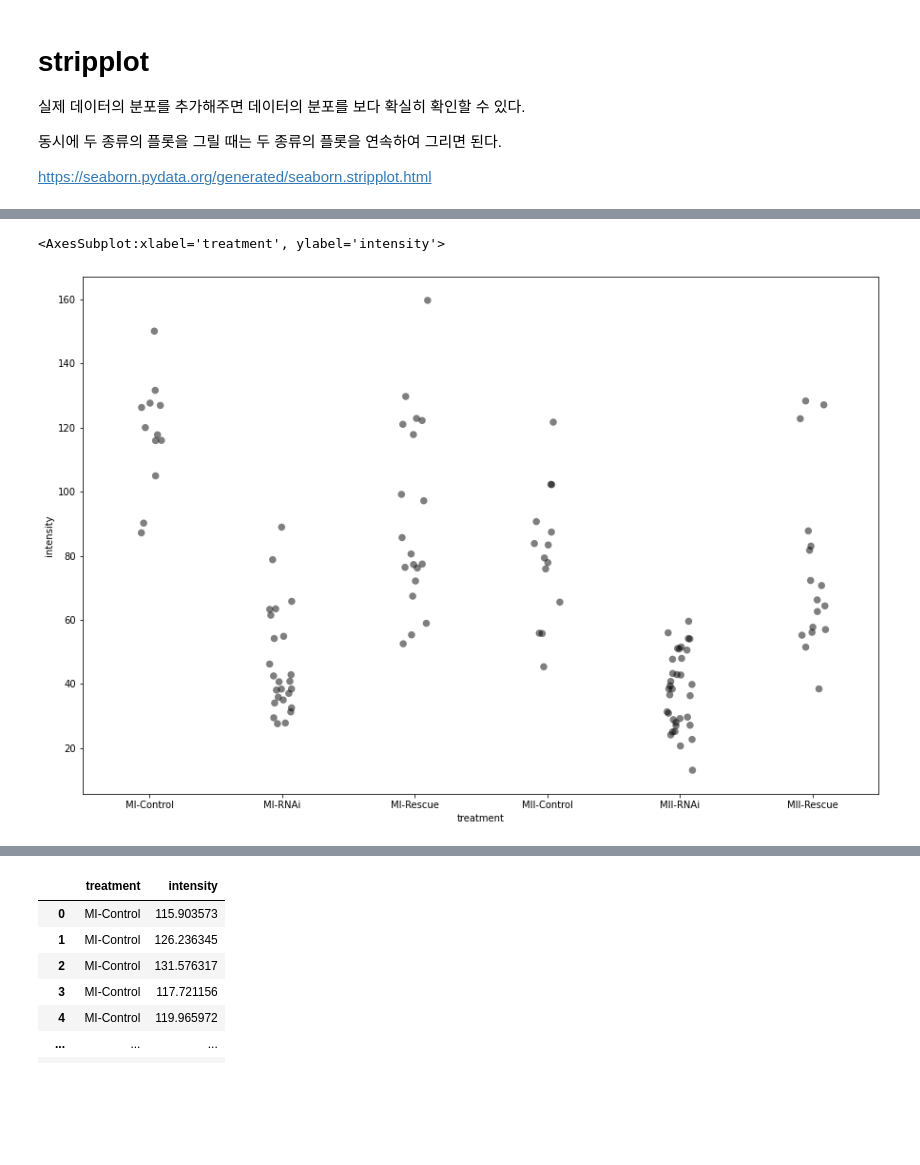
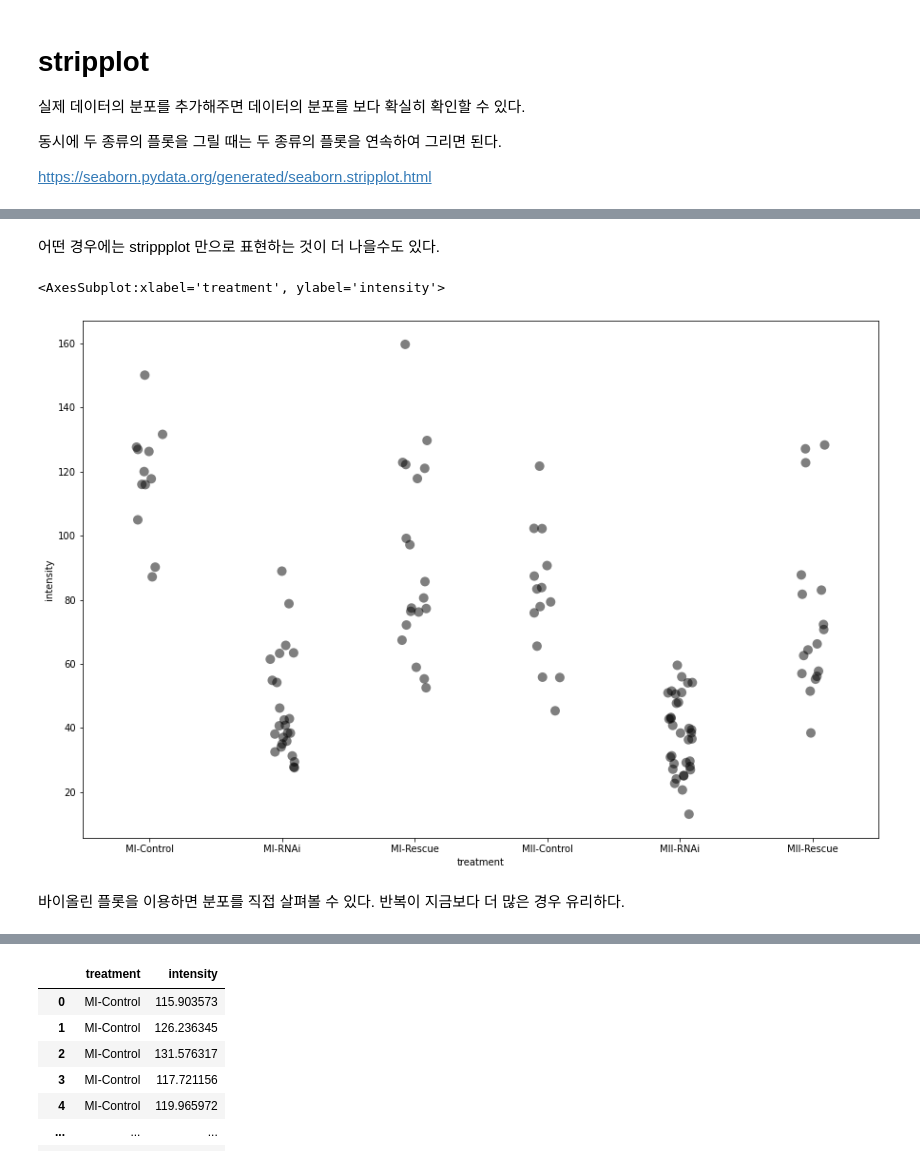
Before and after one commit to suknamgoong1970/CBNU-bioinformatics2021, a Jupyter notebook: Lecture7/Chapter 7.ipynb, the cells around one changed output, grey strips where cells are left out. Drawn from its saved outputs; the diff is of its cells as text; code cells hidden in the pictures; blank space fills up the shorter version.

```diff
--- a/Lecture7/Chapter 7.ipynb
+++ b/Lecture7/Chapter 7.ipynb
@@ -150,9 +156,14 @@ sns.stripplot(data=transformed,y='intensity',x='treatment',color='black',size=7.
+# %% [markdown]
+어떤 경우에는 strippplot 만으로 표현하는 것이 더 나을수도 있다.
 # %%
 plt.figure(figsize=(15,10))
-sns.stripplot(data=transformed,y='intensity',x='treatment',color='black',size=7.5, alpha=.50)
+sns.stripplot(data=transformed,y='intensity',x='treatment',color='black',size=10, alpha=.50)
 # %% [output]
 <AxesSubplot:xlabel='treatment', ylabel='intensity'>
-[figure, old version]
+[figure, new version]
+# %% [markdown]
+바이올린 플롯을 이용하면 분포를 직접 살펴볼 수 있다.
+반복이 지금보다 더 많은 경우 유리하다.
 # %%
 plt.figure(figsize=(15,10))
 sns.violinplot(data=transformed,y='intensity',x='treatment',inner=None)
```
Also changed, not shown: parts of 18 cells of this notebook.
